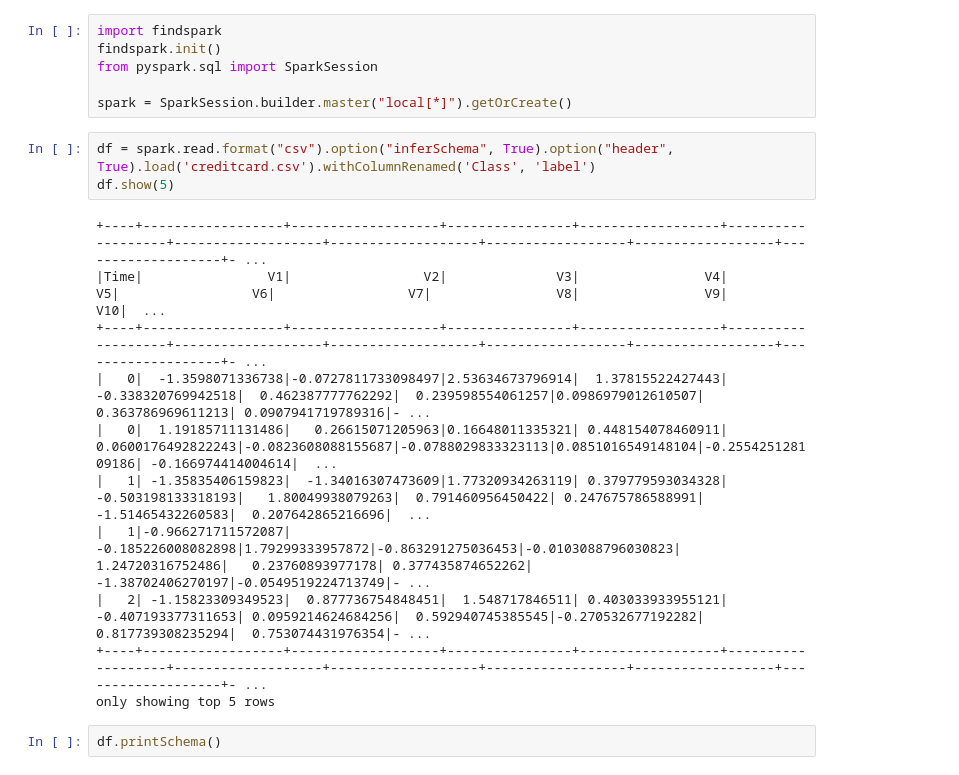
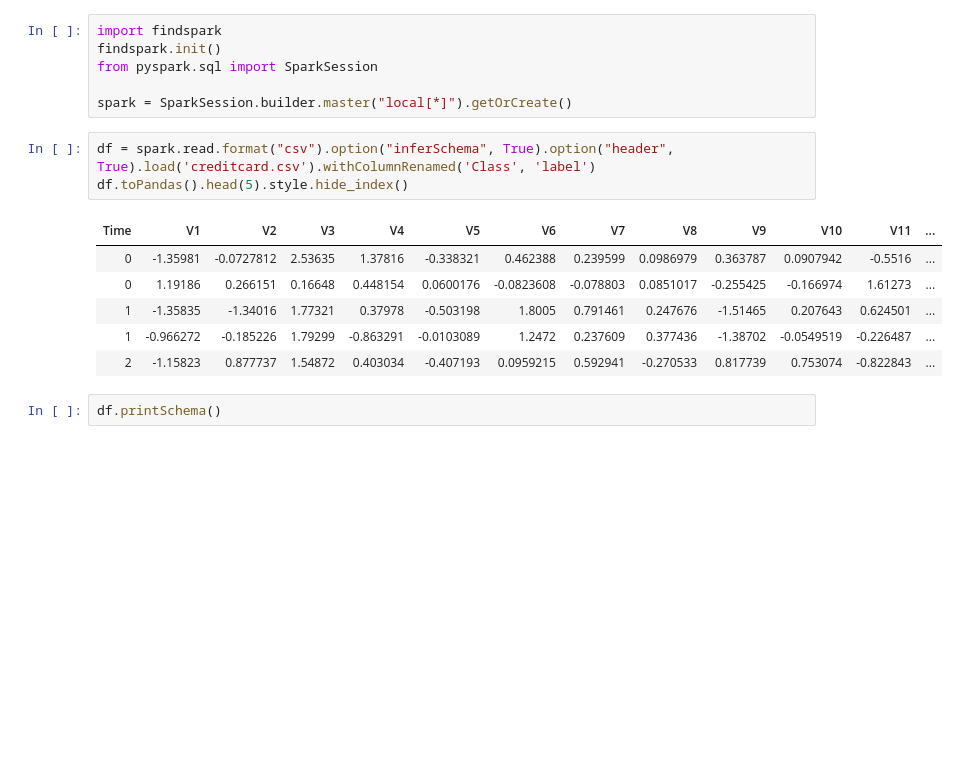
Before and after one commit to acportfolio/acportfolio, a Jupyter notebook: SparK_MLib_Credit_Card_Fraud_Classification.ipynb, the cells around one changed output. Cells and saved outputs as stored; diff of their text form; blank space fills up the shorter version.

```diff
--- a/SparK_MLib_Credit_Card_Fraud_Classification.ipynb
+++ b/SparK_MLib_Credit_Card_Fraud_Classification.ipynb
@@ -43,18 +45,14 @@ from pyspark.sql import SparkSession
 spark = SparkSession.builder.master("local[*]").getOrCreate()
 # %%
 df = spark.read.format("csv").option("inferSchema", True).option("header", True).load('creditcard.csv').withColumnRenamed('Class', 'label')
-df.show(5)
+df.toPandas().head(5).style.hide_index()
 # %% [output]
-+----+------------------+-------------------+----------------+------------------+-------------------+-------------------+-------------------+------------------+------------------+-------------------+- ...
-|Time|                V1|                 V2|              V3|                V4|                 V5|                 V6|                 V7|                V8|                V9|                V10|  ...
-+----+------------------+-------------------+----------------+------------------+-------------------+-------------------+-------------------+------------------+------------------+-------------------+- ...
-|   0|  -1.3598071336738|-0.0727811733098497|2.53634673796914|  1.37815522427443| -0.338320769942518|  0.462387777762292|  0.239598554061257|0.0986979012610507| 0.363786969611213| 0.0907941719789316|- ...
-|   0|  1.19185711131486|   0.26615071205963|0.16648011335321| 0.448154078460911| 0.0600176492822243|-0.0823608088155687|-0.0788029833323113|0.0851016549148104|-0.255425128109186| -0.166974414004614|  ...
-|   1| -1.35835406159823|  -1.34016307473609|1.77320934263119| 0.379779593034328| -0.503198133318193|   1.80049938079263|  0.791460956450422| 0.247675786588991| -1.51465432260583|  0.207642865216696|  ...
-|   1|-0.966271711572087| -0.185226008082898|1.79299333957872|-0.863291275036453|-0.0103088796030823|   1.24720316752486|   0.23760893977178| 0.377435874652262| -1.38702406270197|-0.0549519224713749|- ...
-|   2| -1.15823309349523|  0.877736754848451|  1.548717846511| 0.403033933955121| -0.407193377311653| 0.0959214624684256|  0.592940745385545|-0.270532677192282| 0.817739308235294|  0.753074431976354|- ...
-+----+------------------+-------------------+----------------+------------------+-------------------+-------------------+-------------------+------------------+------------------+-------------------+- ...
-only showing top 5 rows
+| Time | V1 | V2 | V3 | V4 | V5 | V6 | V7 | V8 | V9 | V10 | V11 | ... |
+| 0 | -1.35981 | -0.0727812 | 2.53635 | 1.37816 | -0.338321 | 0.462388 | 0.239599 | 0.0986979 | 0.363787 | 0.0907942 | -0.5516 | ... |
+| 0 | 1.19186 | 0.266151 | 0.16648 | 0.448154 | 0.0600176 | -0.0823608 | -0.078803 | 0.0851017 | -0.255425 | -0.166974 | 1.61273 | ... |
+| 1 | -1.35835 | -1.34016 | 1.77321 | 0.37978 | -0.503198 | 1.8005 | 0.791461 | 0.247676 | -1.51465 | 0.207643 | 0.624501 | ... |
+| 1 | -0.966272 | -0.185226 | 1.79299 | -0.863291 | -0.0103089 | 1.2472 | 0.237609 | 0.377436 | -1.38702 | -0.0549519 | -0.226487 | ... |
+| 2 | -1.15823 | 0.877737 | 1.54872 | 0.403034 | -0.407193 | 0.0959215 | 0.592941 | -0.270533 | 0.817739 | 0.753074 | -0.822843 | ... |
 # %%
 df.printSchema()
 # %% [output]
```
Also changed, not shown: parts of 29 cells of this notebook.
